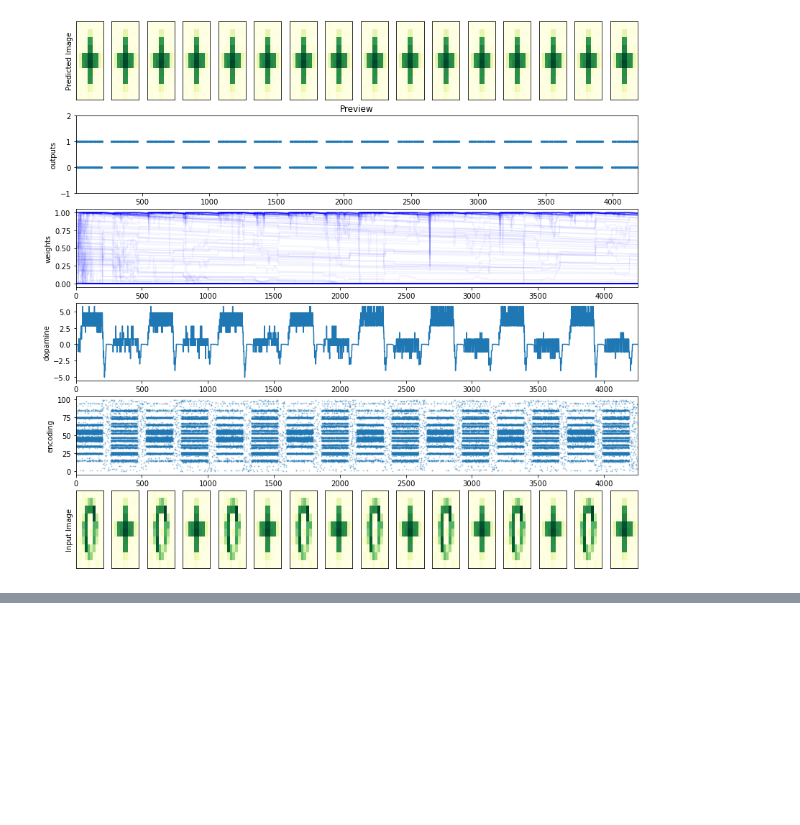
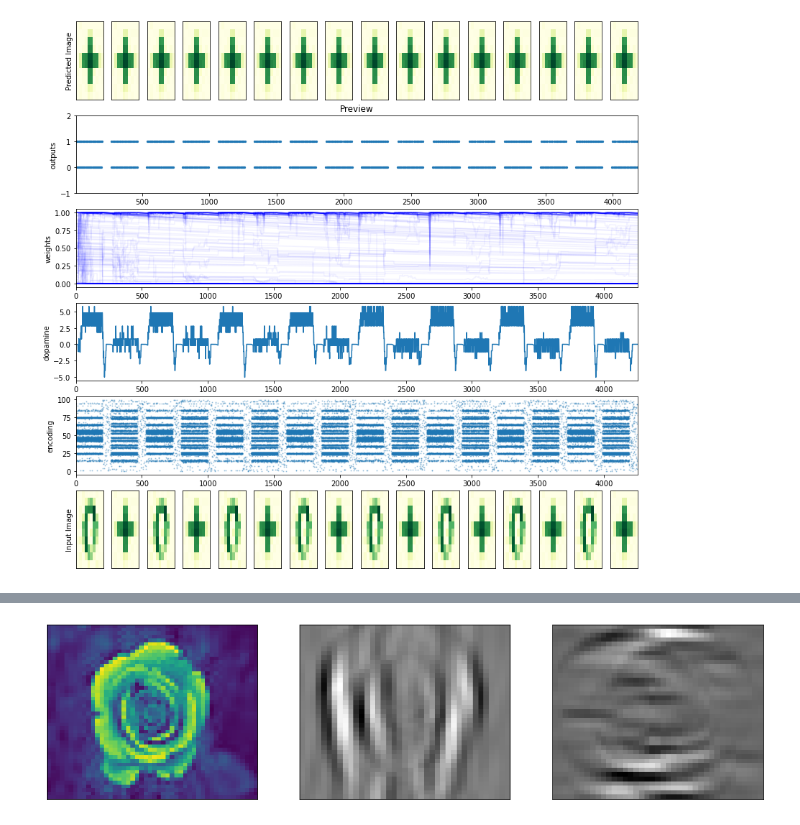
Before and after one commit to cnrl/Spiral, a Jupyter notebook: main.ipynb, the cells around one changed output, grey strips where cells are left out. Saved outputs shown, nothing was run; the diff lists cells and outputs as text; code cells hidden in the pictures; blank space fills up the shorter version.

```diff
--- a/main.ipynb
+++ b/main.ipynb
@@ -1271,0 +1335,39 @@ plot_every_thing(*monitors,name='Preview', steps=step_count)
+# %%
+from cnsproject.network.encoders import *
+from cnsproject.monitors.monitors import Monitor
+from cnsproject.monitors.plotter import Plotter
+import matplotlib.pyplot as plt
+import torch
+import warnings
+warnings.filterwarnings("ignore")
+from matplotlib import image
+from PIL import Image
+import numpy as np
+
+path1 = "image1.jpg"
+
+plt.figure(figsize=(16,4))
+p = Plotter([
+    ['im1','im2', 'im3'],
+])
+im1 = np.array(Image.open(path1).convert('L'))
+gr_im1= Image.fromarray(im1)
+p.imshow('im1', gr_im1)
+
+im2 = f0(im1)[0][0].numpy()
+im2 -= im2.min()
+im2 /= im2.max()
+im2 *= 255
+gr_im2= Image.fromarray(im2)
+p.imshow('im2', gr_im2)
+
+im3 = f90(im1)[0][0].numpy()
+im3 -= im3.min()
+im3 /= im3.max()
+im3 *= 255
+gr_im3= Image.fromarray(im3)
+p.imshow('im3', gr_im3)
+
+plt.show()
+# %% [output]
+[figure, added]
```
Also changed, not shown: parts of 5 cells of this notebook, 7 other files.
